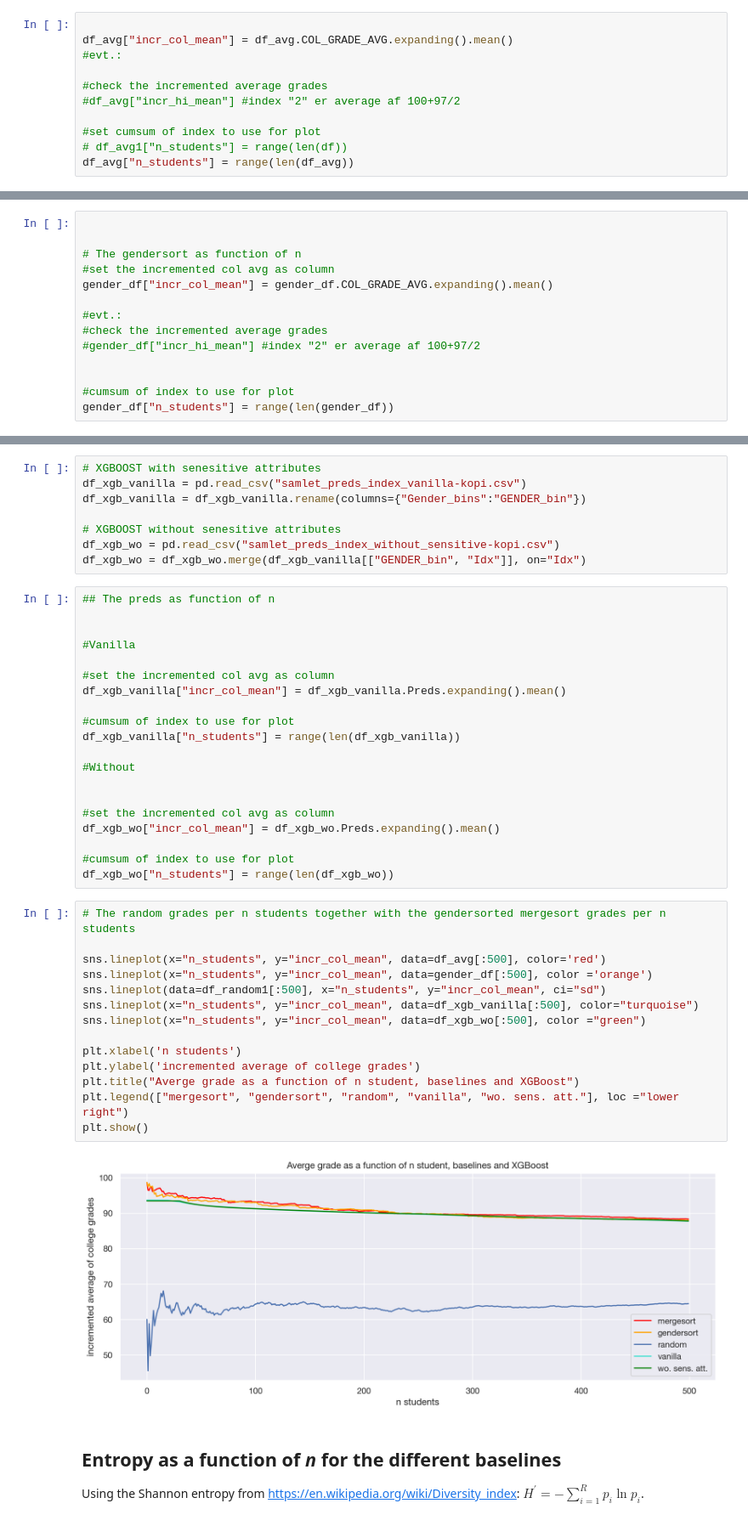
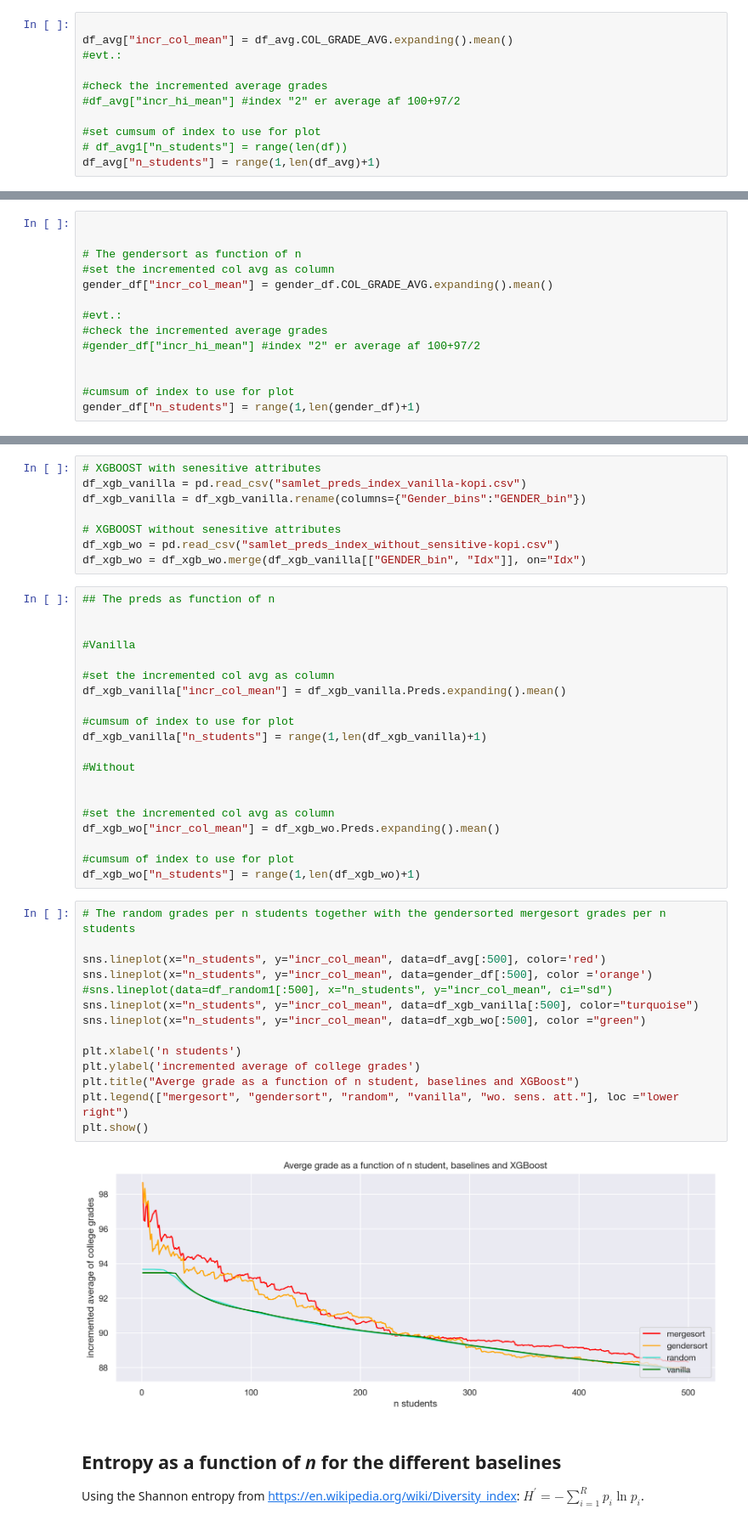
Before and after one commit to s183910/Bachelor_Gabi_Kat, a Jupyter notebook: Notebooks/Basic_dists/Baselines real.ipynb, the cells around one changed output, grey strips where cells are left out. Shown at 85% size. Saved outputs shown, nothing was run; the diff lists cells and outputs as text.

```diff
--- a/Notebooks/Basic_dists/Baselines real.ipynb
+++ b/Notebooks/Basic_dists/Baselines real.ipynb
@@ -168,7 +168,7 @@ df_avg["incr_col_mean"] = df_avg.COL_GRADE_AVG.expanding().mean()
 
 #set cumsum of index to use for plot
 # df_avg1["n_students"] = range(len(df))
-df_avg["n_students"] = range(len(df_avg))
+df_avg["n_students"] = range(1,len(df_avg)+1)
 # %%
 # Look of single lineplot of mergesort grades as function of n
 # sns.lineplot(x="n_students", y="incr_hi_mean", data=df_avg, color="red").set_title("Mergesort Average HI grades per n students")
@@ -194,7 +194,7 @@ gender_df["incr_col_mean"] = gender_df.COL_GRADE_AVG.expanding().mean()
 
 
 #cumsum of index to use for plot
-gender_df["n_students"] = range(len(gender_df))
+gender_df["n_students"] = range(1,len(gender_df)+1)
 # %%
 # Look of single lineplot of gendersort grades as function of n
 sns.lineplot(x="n_students", y="incr_col_mean", data=gender_df[:500], color="orange").set_title("Gendersort Average College grades per n students")
@@ -290,7 +287,7 @@ df_xgb_wo = df_xgb_wo.merge(df_xgb_vanilla[["GENDER_bin", "Idx"]], on="Idx")
 df_xgb_vanilla["incr_col_mean"] = df_xgb_vanilla.Preds.expanding().mean()
 
 #cumsum of index to use for plot
-df_xgb_vanilla["n_students"] = range(len(df_xgb_vanilla))
+df_xgb_vanilla["n_students"] = range(1,len(df_xgb_vanilla)+1)
 
 #Without
 
@@ -299,23 +296,23 @@ df_xgb_vanilla["n_students"] = range(len(df_xgb_vanilla))
 df_xgb_wo["incr_col_mean"] = df_xgb_wo.Preds.expanding().mean()
 
 #cumsum of index to use for plot
-df_xgb_wo["n_students"] = range(len(df_xgb_wo))
+df_xgb_wo["n_students"] = range(1,len(df_xgb_wo)+1)
 # %%
 # The random grades per n students together with the gendersorted mergesort grades per n students
 
 sns.lineplot(x="n_students", y="incr_col_mean", data=df_avg[:500], color='red')
 sns.lineplot(x="n_students", y="incr_col_mean", data=gender_df[:500], color ='orange')
-sns.lineplot(data=df_random1[:500], x="n_students", y="incr_col_mean", ci="sd")
+#sns.lineplot(data=df_random1[:500], x="n_students", y="incr_col_mean", ci="sd")
 sns.lineplot(x="n_students", y="incr_col_mean", data=df_xgb_vanilla[:500], color="turquoise")
 sns.lineplot(x="n_students", y="incr_col_mean", data=df_xgb_wo[:500], color ="green")
 
 plt.xlabel('n students')
 plt.ylabel('incremented average of college grades')
 plt.title("Averge grade as a function of n student, baselines and XGBoost")
 plt.legend(["mergesort", "gendersort", "random", "vanilla", "wo. sens. att."], loc ="lower right")
 plt.show()
 # %% [output]
-[figure, old version]
+[figure, new version]
 # %% [markdown]
 ## Entropy as a function of *n* for the different baselines
 Using the Shannon entropy from https://en.wikipedia.org/wiki/Diversity_index:
```
Also changed, not shown: parts of 40 cells of this notebook, 1 other file.
